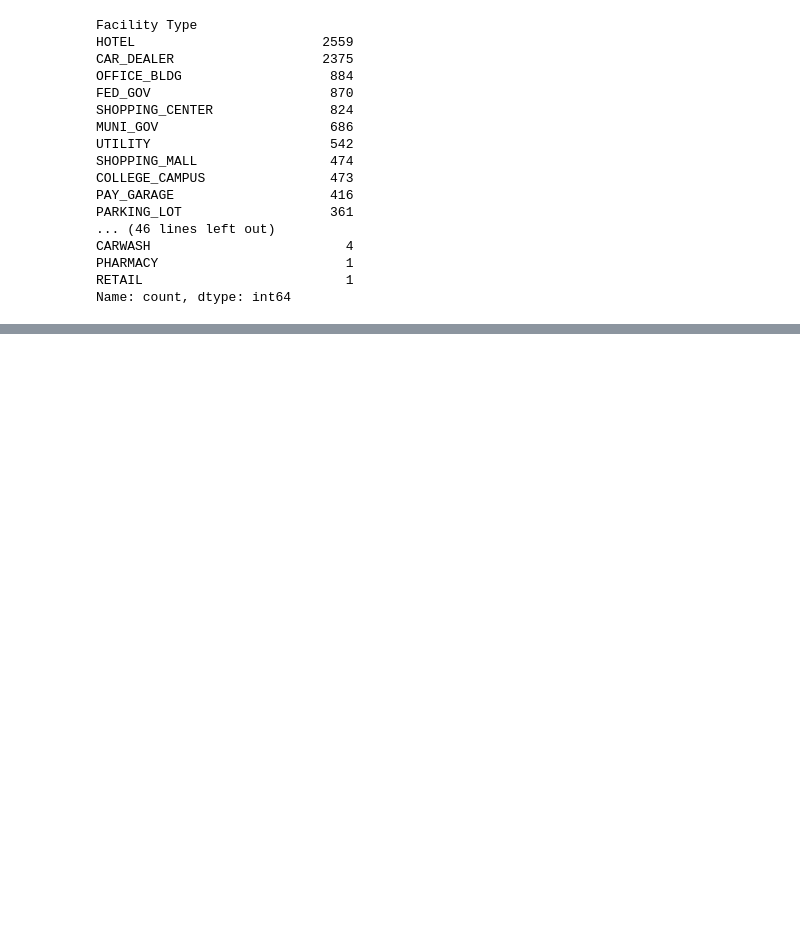
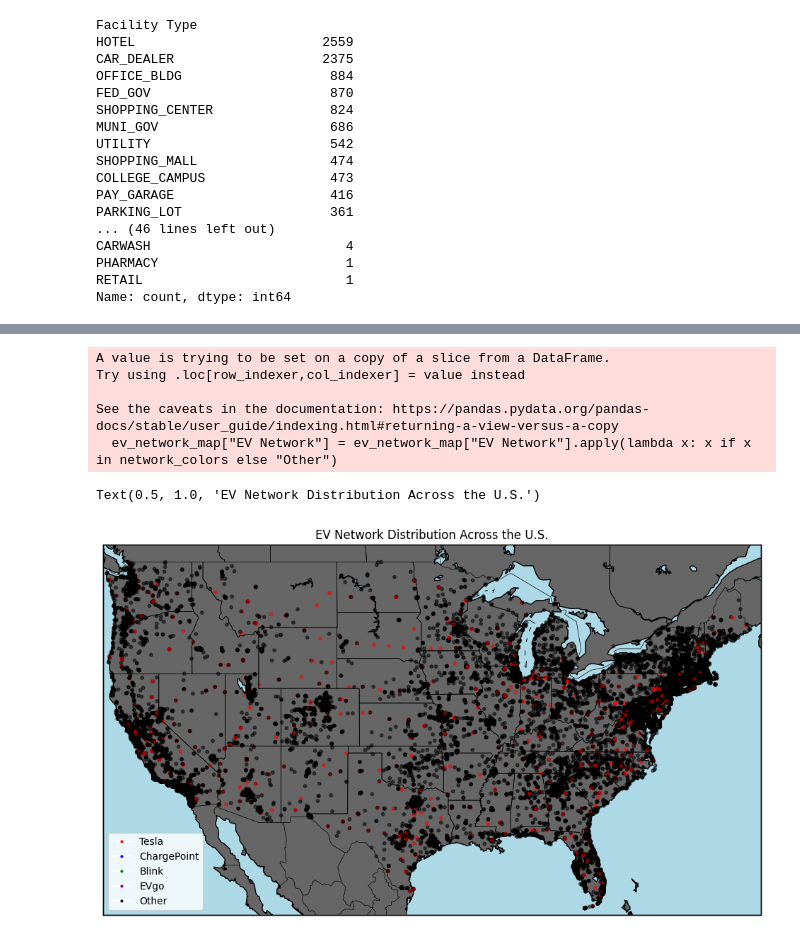
Before and after one commit to onetrue-6657/dataio2025, a Jupyter notebook: ev_stations.ipynb, the cells around one changed output, grey strips where cells are left out. Drawn from its saved outputs; the diff is of its cells as text; code cells hidden in the pictures; blank space fills up the shorter version.

```diff
--- a/ev_stations.ipynb
+++ b/ev_stations.ipynb
@@ -102,0 +136,37 @@ plt.show()
+# %%
+ev_network_map = df[df["EV Network"] != "Non-Networked"]
+ev_network_map = df.dropna(subset=["Latitude", "Longitude", "EV Network"])
+
+plt.figure(figsize=(12, 8))
+USMap = Basemap(projection="merc", llcrnrlat=24, urcrnrlat=50, llcrnrlon=-125, urcrnrlon=-66, resolution="l")
+USMap.drawcoastlines()
+USMap.drawcountries()
+USMap.drawstates()
+USMap.fillcontinents(color="#666666", lake_color="lightblue")
+USMap.drawmapboundary(fill_color="lightblue") # Map without Alaska and Hawaii :(
+
+network_colors = {
+    "Tesla": "red",
+    "ChargePoint": "blue",
+    "Blink": "green",
+    "EVgo": "purple",
+    "Other": "black"
+}
+ev_network_map["EV Network"] = ev_network_map["EV Network"].apply(lambda x: x if x in network_colors else "Other")
+
+x, y = USMap(ev_network_map["Longitude"].values, ev_network_map["Latitude"].values)
+colors = [network_colors[network] for network in ev_network_map["EV Network"].values]
+plt.scatter(x, y, marker="o", c=colors, alpha=0.5, s=10)
+
+plt.legend(handles=[plt.Line2D([0], [0], marker="o", color="w", markerfacecolor=color, markersize=4, label=name)
+                    for name, color in network_colors.items()], loc="lower left")
+
+plt.title("EV Network Distribution Across the U.S.")
+# %% [output]
+A value is trying to be set on a copy of a slice from a DataFrame.
+Try using .loc[row_indexer,col_indexer] = value instead
+
+See the caveats in the documentation: https://pandas.pydata.org/pandas-docs/stable/user_guide/indexing.html#returning-a-view-versus-a-copy
+  ev_network_map["EV Network"] = ev_network_map["EV Network"].apply(lambda x: x if x in network_colors else "Other")
+Text(0.5, 1.0, 'EV Network Distribution Across the U.S.')
+[figure, added]
```
Also changed, not shown: parts of 4 cells of this notebook, 2 other files.
